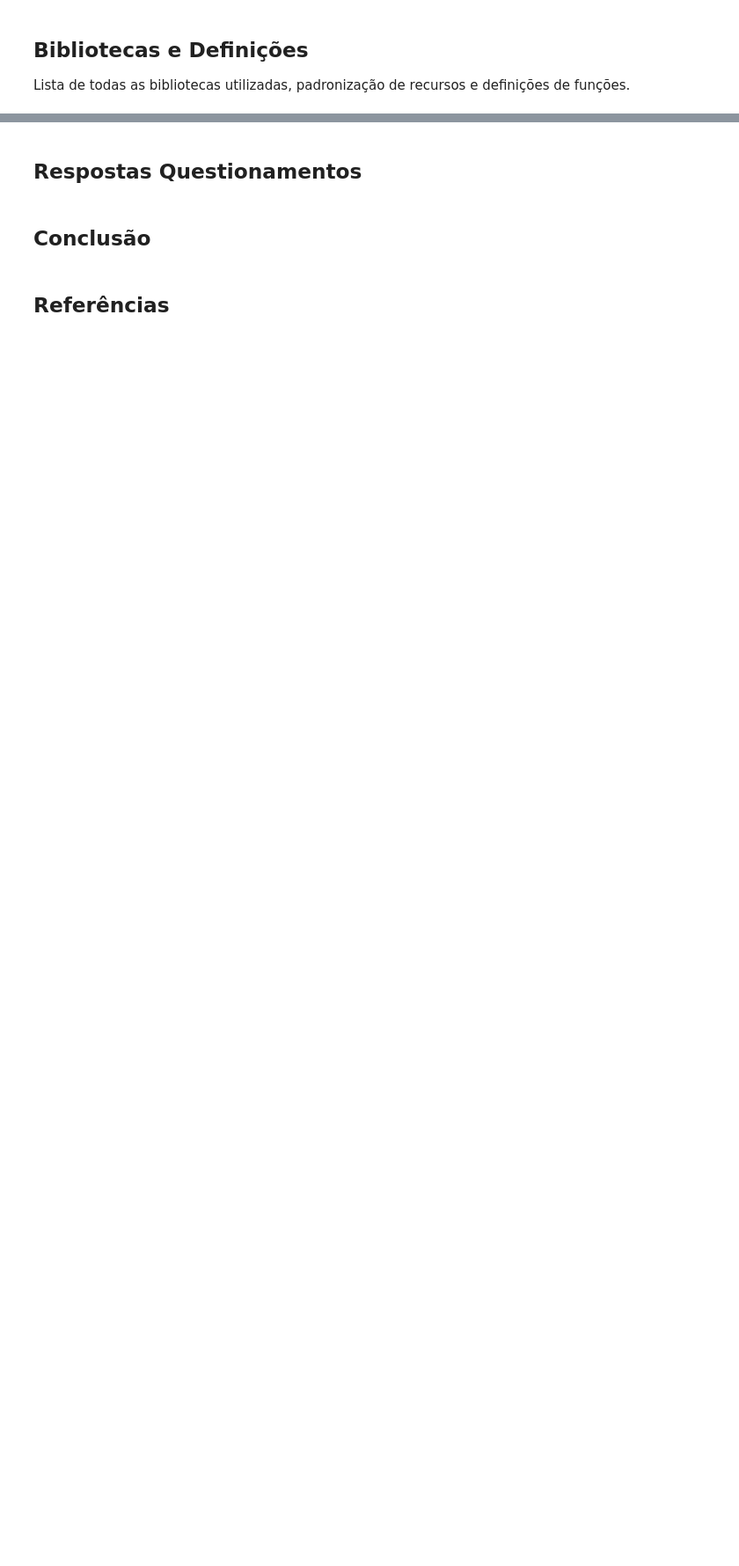
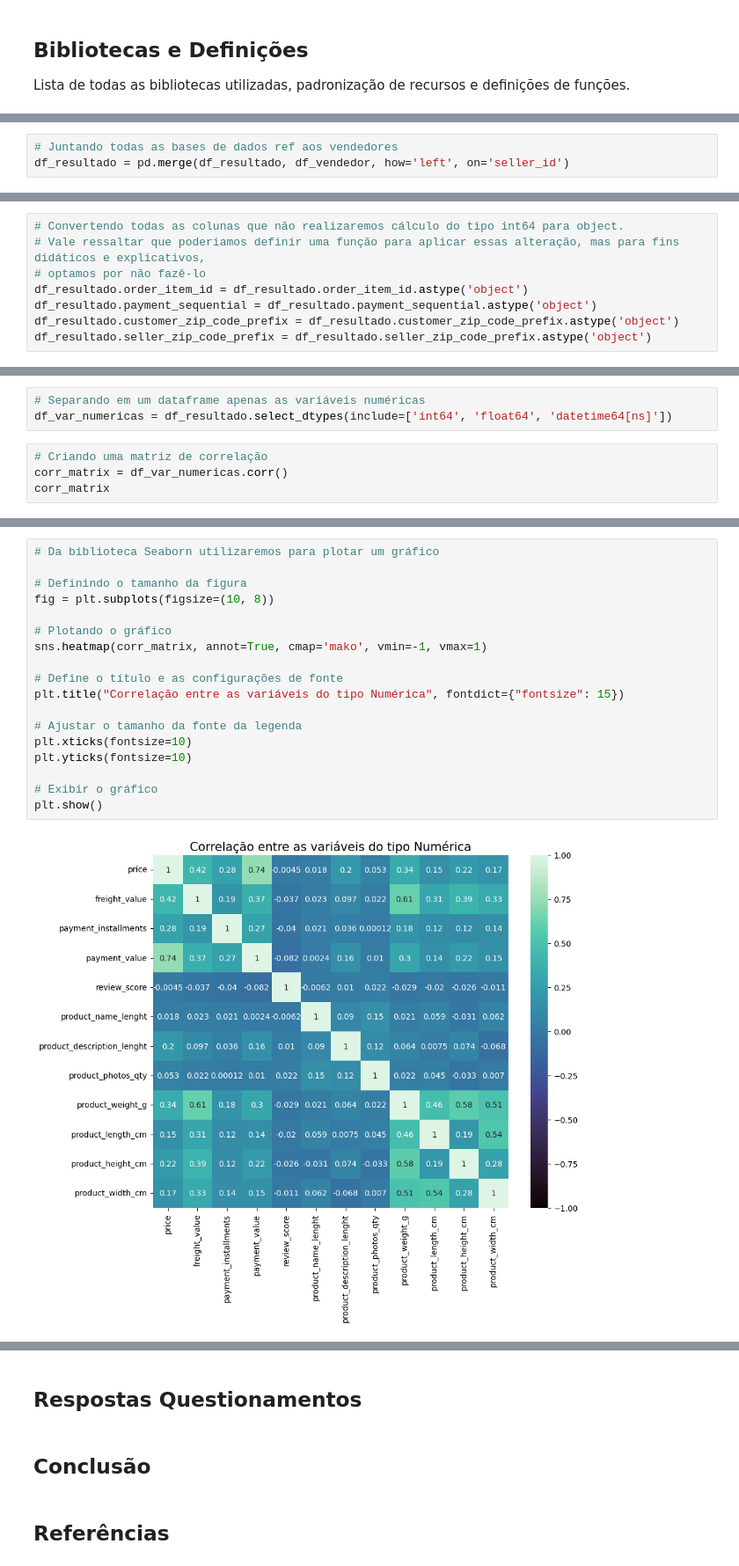
Before and after one commit to nsfoliveira/projeto_analise-consumidor, a Jupyter notebook: analise01_Analisando-Consumidores.ipynb, the cells around one changed output, grey strips where cells are left out. Shown at 88% size. Cells and saved outputs as stored; diff of their text form; blank space fills up the shorter version.

```diff
--- a/analise01_Analisando-Consumidores.ipynb
+++ b/analise01_Analisando-Consumidores.ipynb
@@ -71,0 +152,3 @@ Utilizando técnicas de visualizações e resumos estátisticos para entender os
+# %%
+# Juntando todas as bases de dados ref aos vendedores
+df_resultado = pd.merge(df_resultado, df_vendedor, how='left', on='seller_id')
@@ -95,0 +186,8 @@ None
+# %%
+# Convertendo todas as colunas que não realizaremos cálculo do tipo int64 para object.
+# Vale ressaltar que poderiamos definir uma função para aplicar essas alteração, mas para fins didáticos e explicativos,
+# optamos por não fazê-lo
+df_resultado.order_item_id = df_resultado.order_item_id.astype('object')
+df_resultado.payment_sequential = df_resultado.payment_sequential.astype('object')
+df_resultado.customer_zip_code_prefix = df_resultado.customer_zip_code_prefix.astype('object')
+df_resultado.seller_zip_code_prefix = df_resultado.seller_zip_code_prefix.astype('object')
@@ -150,0 +244,7 @@ Antes de iniciar a análise é preciso preparar os dados e garantir a qualidade
+# %%
+# Separando em um dataframe apenas as variáveis numéricas
+df_var_numericas = df_resultado.select_dtypes(include=['int64', 'float64', 'datetime64[ns]'])
+# %%
+# Criando uma matriz de correlação
+corr_matrix = df_var_numericas.corr()
+corr_matrix
@@ -150,0 +265,20 @@ Antes de iniciar a análise é preciso preparar os dados e garantir a qualidade
+# %%
+# Da biblioteca Seaborn utilizaremos para plotar um gráfico
+
+# Definindo o tamanho da figura
+fig = plt.subplots(figsize=(10, 8))
+
+# Plotando o gráfico
+sns.heatmap(corr_matrix, annot=True, cmap='mako', vmin=-1, vmax=1)
+
+# Define o título e as configurações de fonte
+plt.title("Correlação entre as variáveis do tipo Numérica", fontdict={"fontsize": 15})
+
+# Ajustar o tamanho da fonte da legenda
+plt.xticks(fontsize=10)
+plt.yticks(fontsize=10)
+
+# Exibir o gráfico
+plt.show()
+# %% [output]
+[figure, added]
```
Also changed, not shown: parts of 40 cells of this notebook, 1 other file.
